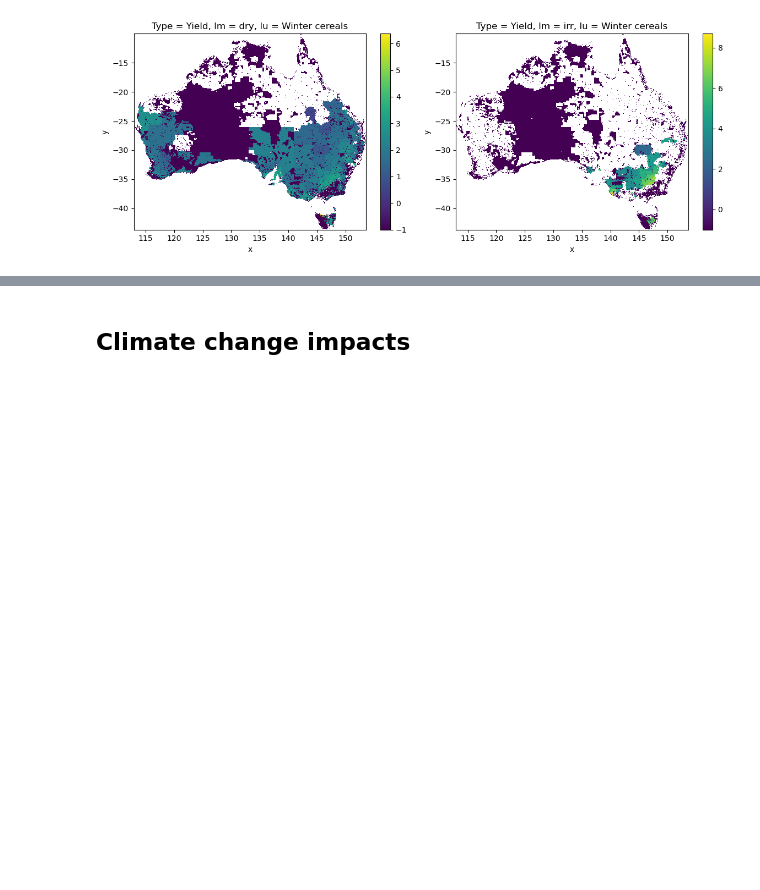
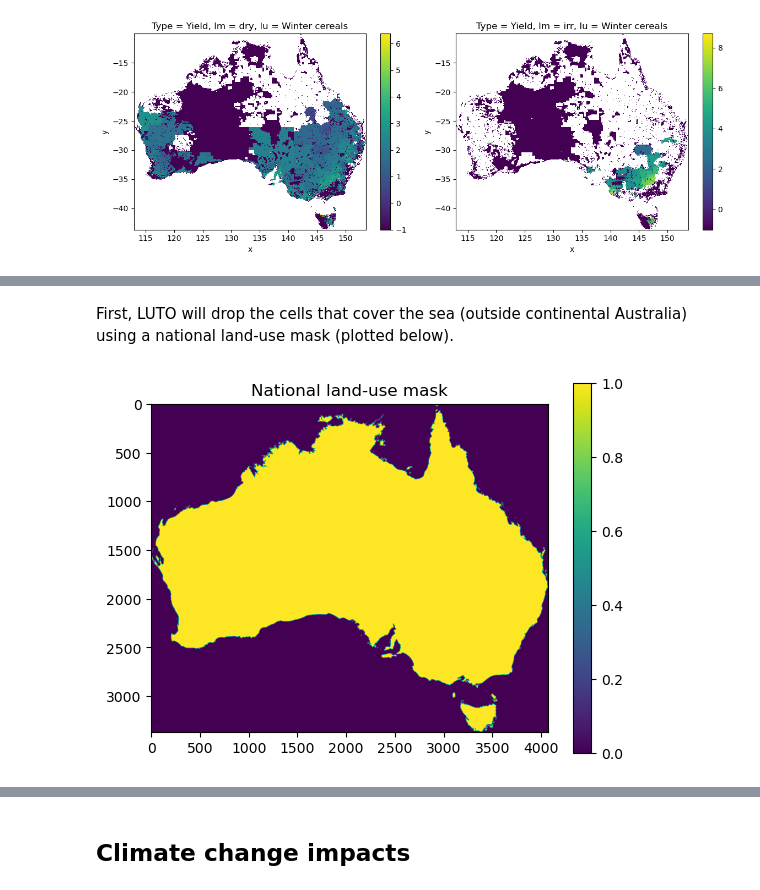
Before and after one commit to land-use-trade-offs/luto-2.0, a Jupyter notebook: luto/tools/Manual_jupyter_books/Chap_1_1_LUTO_overview.ipynb, the cells around one changed output, grey strips where cells are left out. Drawn from its saved outputs; the diff is of its cells as text; code cells hidden in the pictures; blank space fills up the shorter version.

```diff
--- a/luto/tools/Manual_jupyter_books/Chap_1_1_LUTO_overview.ipynb
+++ b/luto/tools/Manual_jupyter_books/Chap_1_1_LUTO_overview.ipynb
@@ -357,0 +416,10 @@ plot_dry_irr(p_dry, p_irr)
+# %% [markdown]
+First, LUTO will drop the cells that cover the sea (outside continental Australia) using a national land-use mask (plotted below).
+# %%
+# HIDE CODE
+plt.imshow(data.NLUM_MASK)
+plt.colorbar()
+plt.title('National land-use mask')
+plt.show()
+# %% [output]
+[figure, added]
```
Also changed, not shown: parts of 68 cells of this notebook, 16 other files.
